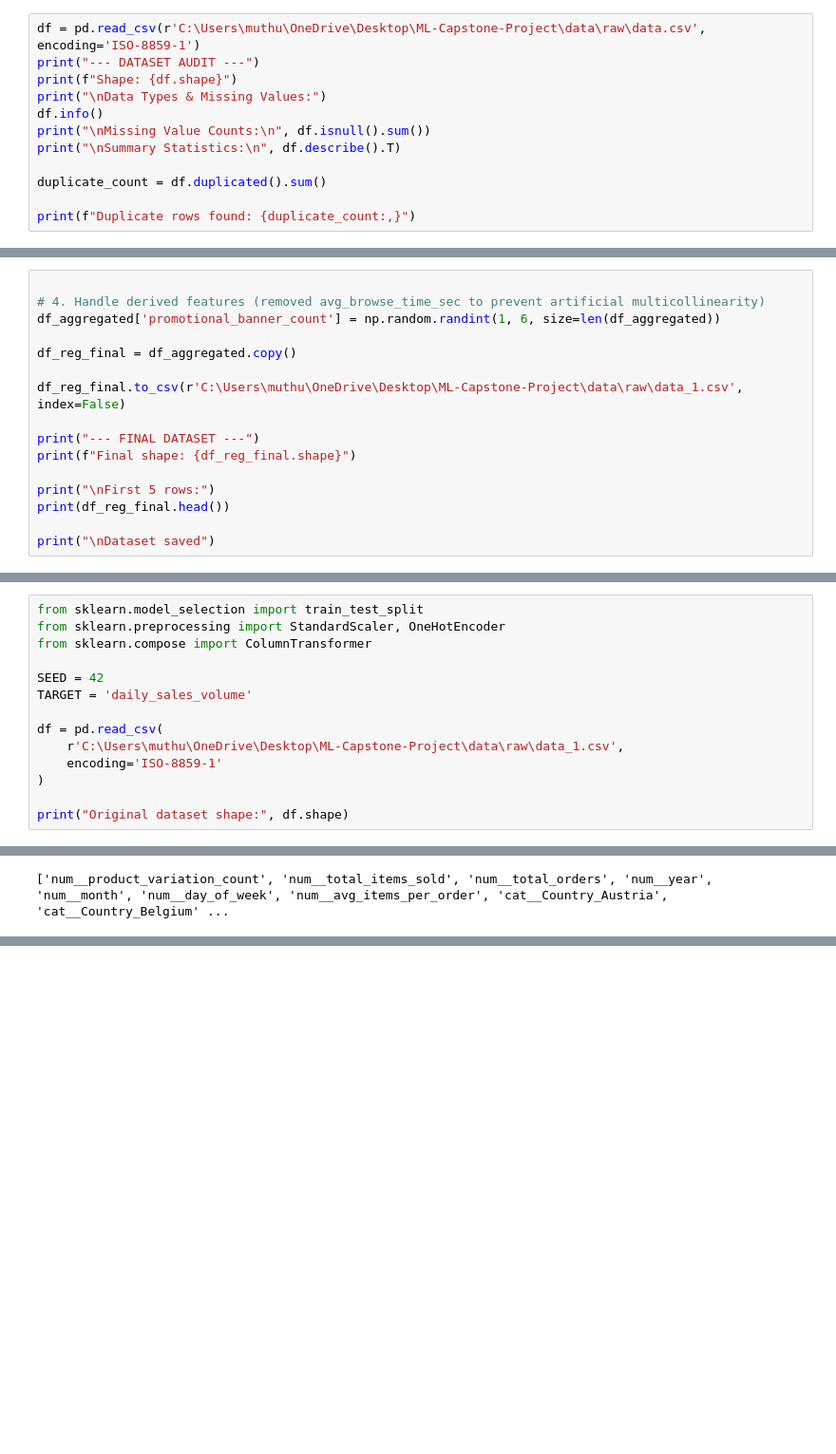
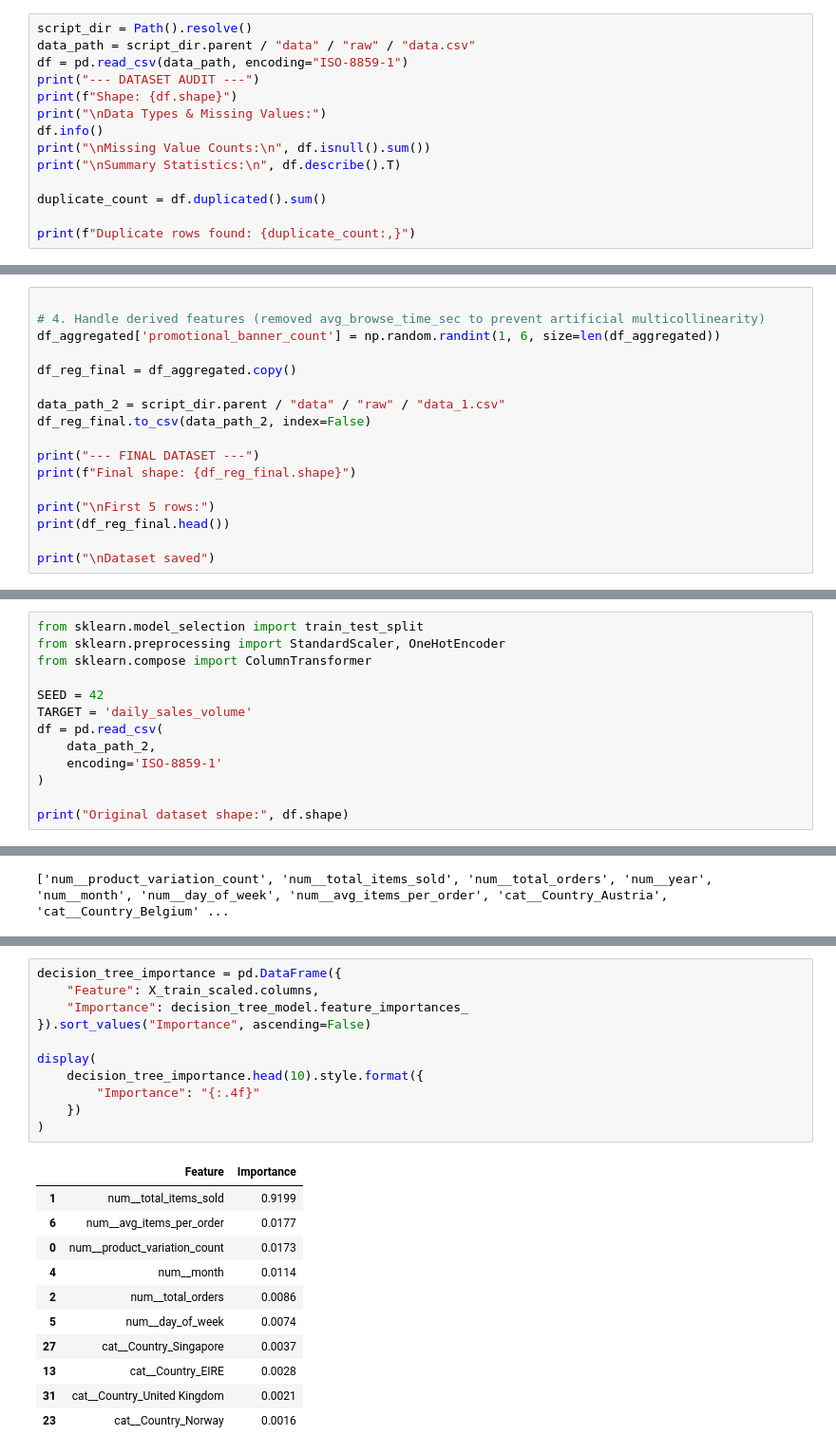
Before and after one commit to MR7star/ML-Capstone-Project, a Jupyter notebook: notebooks/regression.ipynb, the cells around one changed output, grey strips where cells are left out. Shown at 95% size. Cells and saved outputs as stored; diff of their text form; blank space fills up the shorter version.

```diff
--- a/notebooks/regression.ipynb
+++ b/notebooks/regression.ipynb
@@ -18,7 +19,9 @@ The audit includes:
 
 This initial inspection helps identify the data quality issues that need to be addressed during preprocessing.
 # %%
-df = pd.read_csv(r'C:\Users\muthu\OneDrive\Desktop\ML-Capstone-Project\data\raw\data.csv', encoding='ISO-8859-1')
+script_dir = Path().resolve()
+data_path = script_dir.parent / "data" / "raw" / "data.csv"
+df = pd.read_csv(data_path, encoding="ISO-8859-1")
 print("--- DATASET AUDIT ---")
 print(f"Shape: {df.shape}")
 print("\nData Types & Missing Values:")
@@ -162,7 +165,8 @@ df_aggregated['promotional_banner_count'] = np.random.randint(1, 6, size=len(df_
 
 df_reg_final = df_aggregated.copy()
 
-df_reg_final.to_csv(r'C:\Users\muthu\OneDrive\Desktop\ML-Capstone-Project\data\raw\data_1.csv', index=False)
+data_path_2 = script_dir.parent / "data" / "raw" / "data_1.csv"
+df_reg_final.to_csv(data_path_2, index=False)
 
 print("--- FINAL DATASET ---")
 print(f"Final shape: {df_reg_final.shape}")
@@ -391,9 +395,8 @@ from sklearn.compose import ColumnTransformer
 
 SEED = 42
 TARGET = 'daily_sales_volume'
-
 df = pd.read_csv(
-    r'C:\Users\muthu\OneDrive\Desktop\ML-Capstone-Project\data\raw\data_1.csv',
+    data_path_2,
     encoding='ISO-8859-1'
 )
 
@@ -1504,0 +1546,23 @@ print(X_train_scaled.columns.tolist())
+# %%
+decision_tree_importance = pd.DataFrame({
+    "Feature": X_train_scaled.columns,
+    "Importance": decision_tree_model.feature_importances_
+}).sort_values("Importance", ascending=False)
+
+display(
+    decision_tree_importance.head(10).style.format({
+        "Importance": "{:.4f}"
+    })
+)
+# %% [output]
+|  | Feature | Importance |
+| 1 | num__total_items_sold | 0.9199 |
+| 6 | num__avg_items_per_order | 0.0177 |
+| 0 | num__product_variation_count | 0.0173 |
+| 4 | num__month | 0.0114 |
+| 2 | num__total_orders | 0.0086 |
+| 5 | num__day_of_week | 0.0074 |
+| 27 | cat__Country_Singapore | 0.0037 |
+| 13 | cat__Country_EIRE | 0.0028 |
+| 31 | cat__Country_United Kingdom | 0.0021 |
+| 23 | cat__Country_Norway | 0.0016 |
```
Also changed, not shown: parts of 16 cells of this notebook, 1 other file.
